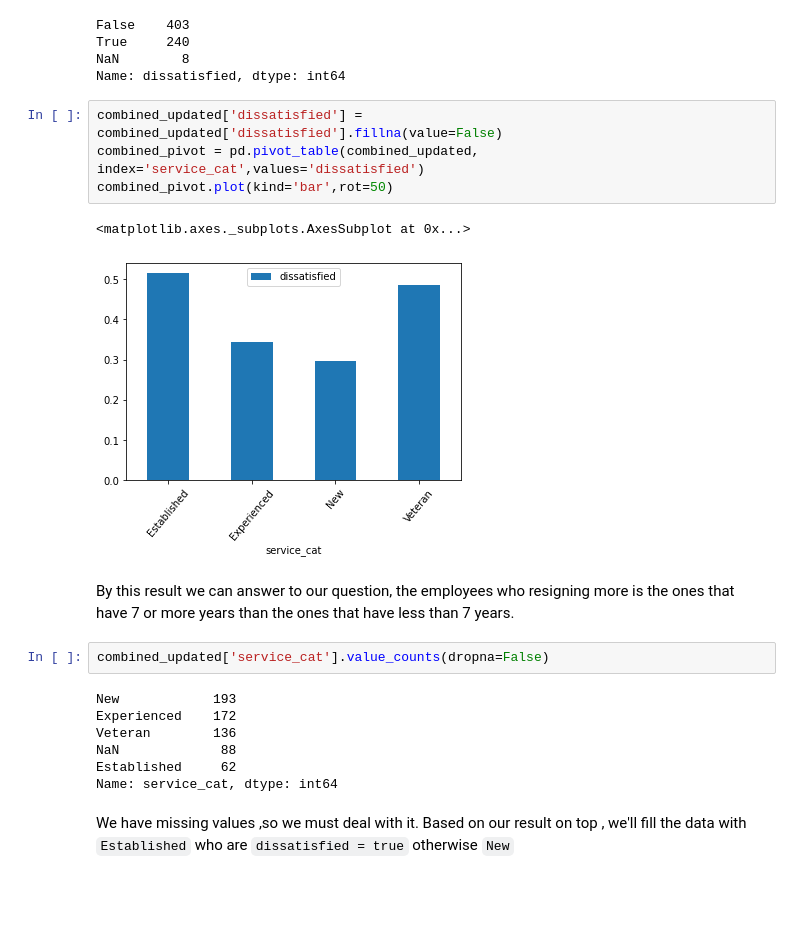
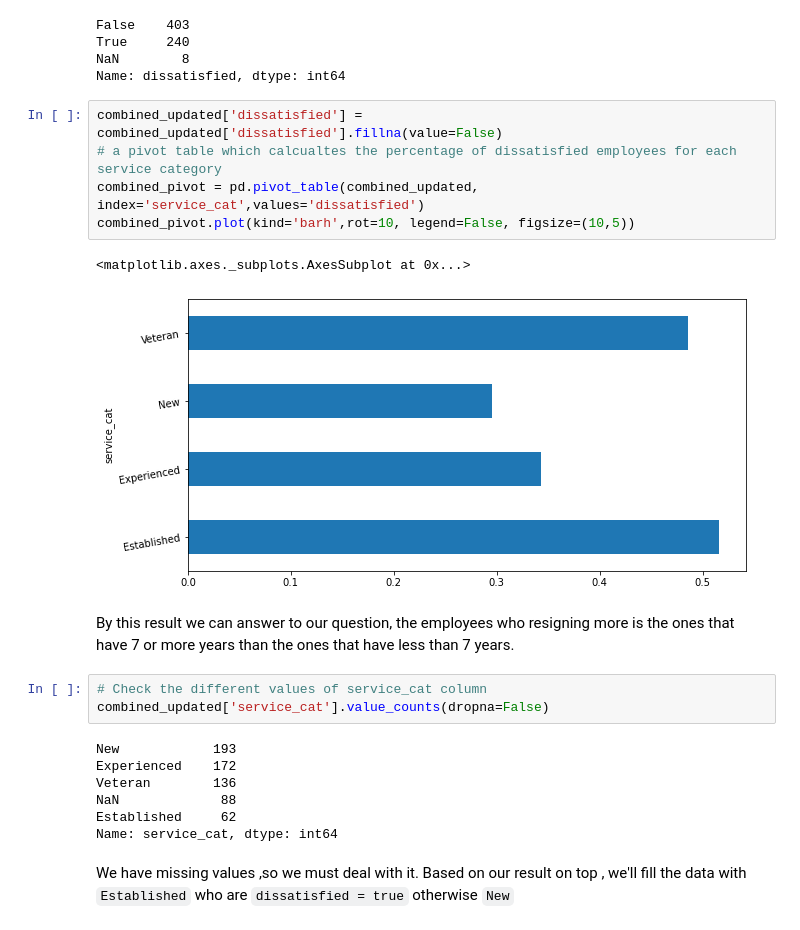
Before and after one commit to biad-iritie/Clean-And-Analyze-Employee-Exit-Surveys, a Jupyter notebook: Clean And Analyze Employee Exit Surveys.ipynb, the cells around one changed output. Cells and saved outputs as stored; diff of their text form; blank space fills up the shorter version.

```diff
--- a/Clean And Analyze Employee Exit Surveys.ipynb
+++ b/Clean And Analyze Employee Exit Surveys.ipynb
@@ -528,22 +528,24 @@ NaN        8
 Name: dissatisfied, dtype: int64
 # %%
 combined_updated['dissatisfied'] = combined_updated['dissatisfied'].fillna(value=False)
+# a pivot table which calcualtes the percentage of dissatisfied employees for each service category
 combined_pivot = pd.pivot_table(combined_updated, index='service_cat',values='dissatisfied')
-combined_pivot.plot(kind='bar',rot=50)
+combined_pivot.plot(kind='barh',rot=10, legend=False, figsize=(10,5))
 # %% [output]
 <matplotlib.axes._subplots.AxesSubplot at 0x...>
-[figure, old version]
+[figure, new version]
 # %% [markdown]
 By this result we can answer to our question, the employees who resigning more is the ones that have 7 or more years than the ones that have less than 7 years.
-# %%
-combined_updated['service_cat'].value_counts(dropna=False)
-# %% [output]
-New            193
-Experienced    172
-Veteran        136
-NaN             88
-Established     62
-Name: service_cat, dtype: int64
+# %%
+# Check the different values of service_cat column
+combined_updated['service_cat'].value_counts(dropna=False)
+# %% [output]
+New            193
+Experienced    172
+Veteran        136
+NaN             88
+Established     62
+Name: service_cat, dtype: int64
 # %% [markdown]
 We have missing values ,so we must deal with it.  Based on our result on top , we'll fill the data with `Established` who are `dissatisfied = true` otherwise `New`
 # %%
```
Also changed, not shown: parts of 9 cells of this notebook.
